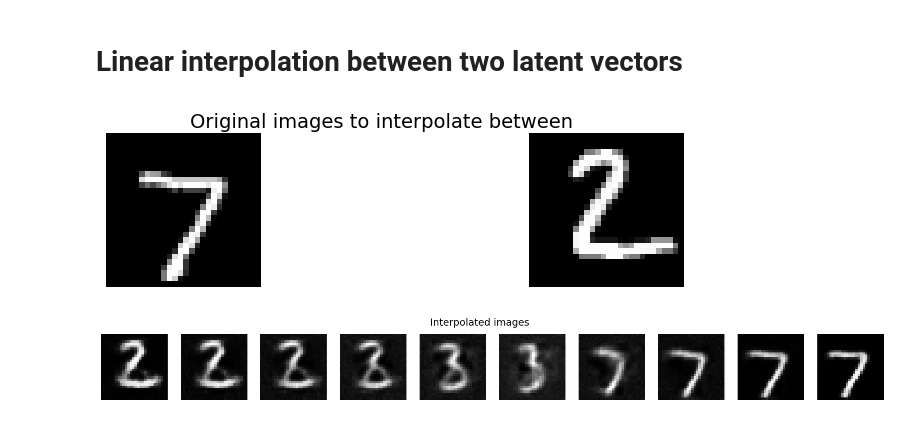
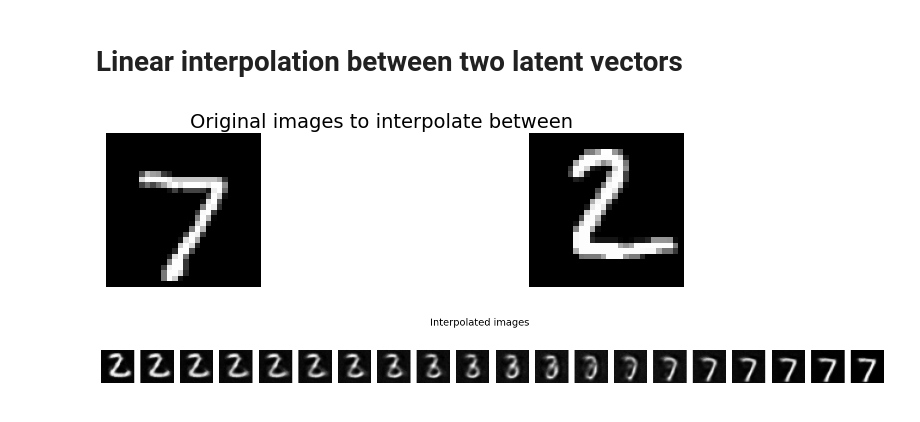
Before and after one commit to ShlomiRex/BlendDigits, a Jupyter notebook: main.ipynb, the cells around one changed output. Cells and saved outputs as stored; diff of their text form; code cells hidden in the pictures.

```diff
--- a/main.ipynb
+++ b/main.ipynb
@@ -321,30 +272,28 @@ train_dataset = datasets.MNIST(root='./data', train=True, transform=transform, d
 test_dataset = datasets.MNIST(root='./data', train=False, transform=transform, download=True)
 
 # DataLoader
-batch_size = 32
+batch_size = 16
 
 train_loader = DataLoader(train_dataset, batch_size=batch_size, shuffle=True)
 test_loader = DataLoader(test_dataset, batch_size=batch_size, shuffle=False)
 # %% [markdown]
 ## See what happens when we try to reconstruct without training.
 # %%
-# # Select a single image from the test dataset
-# single_image, _ = test_dataset[0]
-# single_image = single_image.unsqueeze(0).to(device)  # Add batch dimension and move to device
+# Plot a single image and the reconstructed image
+model.eval()
+with torch.no_grad():
+    single_image, _ = test_dataset[0]
+    single_image = single_image.unsqueeze(0).to(device)  # Add batch dimension and move to device
 
-# # Pass the image through the encoder
-# with torch.no_grad():
-#     mean, log_var = model.encode(single_image)
-#     latent_vector = model.sample(mean, log_var)
-#     reconstructed = model.decode(latent_vector)  # Pass the latent vector through the decoder
-# # Plot the original and reconstructed images
-# plt.figure(figsize=(10, 5))
-# plt.subplot(1, 2, 1)
-# plt.imshow(single_image.cpu().view(28, 28), cmap='gray')
-# plt.title('Original Image')
-# plt.axis('off')
-# plt.subplot(1, 2, 2)
-# plt.imshow(reconstructed.cpu().view(28, 28), cmap='gray')
-# plt.title('Reconstructed Image')
-# plt.axis('off')
-# plt.show()
+    reconstructed, _, _ = model(single_image)
+
+plt.figure(figsize=(10, 5))
+plt.subplot(1, 2, 1)
+plt.imshow(single_image.cpu().view(28, 28), cmap='gray')
+plt.title('Original Image')
+plt.axis('off')
+plt.subplot(1, 2, 2)
+plt.imshow(reconstructed.cpu().view(28, 28), cmap='gray')
+plt.title('Reconstructed Image')
+plt.axis('off')
+plt.show()
@@ -356,7 +309,7 @@ import cv2
 import numpy as np
 # %%
 # Training loop
-num_epochs = 10
+num_epochs = 20
 
 loss_history = []
 kl_divergence_history = []
@@ -589,7 +547,7 @@ plt.show()
 # Train on noisy data
 # %%
 # Training loop
-num_epochs = 10
+num_epochs = 20
 
 loss_history = []
 kl_divergence_history = []
@@ -720,32 +683,32 @@ plt.show()
 # Get the latent vectors of the images
 model.eval()
 with torch.no_grad():
     image1 = image1.unsqueeze(0).to(device)
     image2 = image2.unsqueeze(0).to(device)
 
     mean, log_var = model.encode(image1)
     z1 = model.reparameterization(mean, torch.exp(0.5 * log_var))
 
     mean, log_var = model.encode(image2)
     z2 = model.reparameterization(mean, torch.exp(0.5 * log_var))
 
     # Interpolate between the two latent vectors
-    n_steps = 10
+    n_steps = 20
     latent_vectors = []
     for alpha in np.linspace(0, 1, n_steps):
         latent_vector = alpha * z1 + (1 - alpha) * z2 # Linear interpolation
         latent_vectors.append(latent_vector)
 
     latent_vectors = torch.cat(latent_vectors, dim=0)
     interpolated_images = model.decode(latent_vectors).cpu()
 
 # Visualize the interpolated images
 fig, axes = plt.subplots(1, n_steps, figsize=(20, 2))
 for i in range(n_steps):
     axes[i].imshow(interpolated_images[i].view(28, 28), cmap='gray')
     axes[i].axis('off')
     fig.suptitle("Interpolated images", fontsize=14)
 plt.show()
 # %% [output]
 [figure]
-[figure, old version]
+[figure, new version]
```
Also changed, not shown: parts of 15 cells of this notebook, 6 other files.
